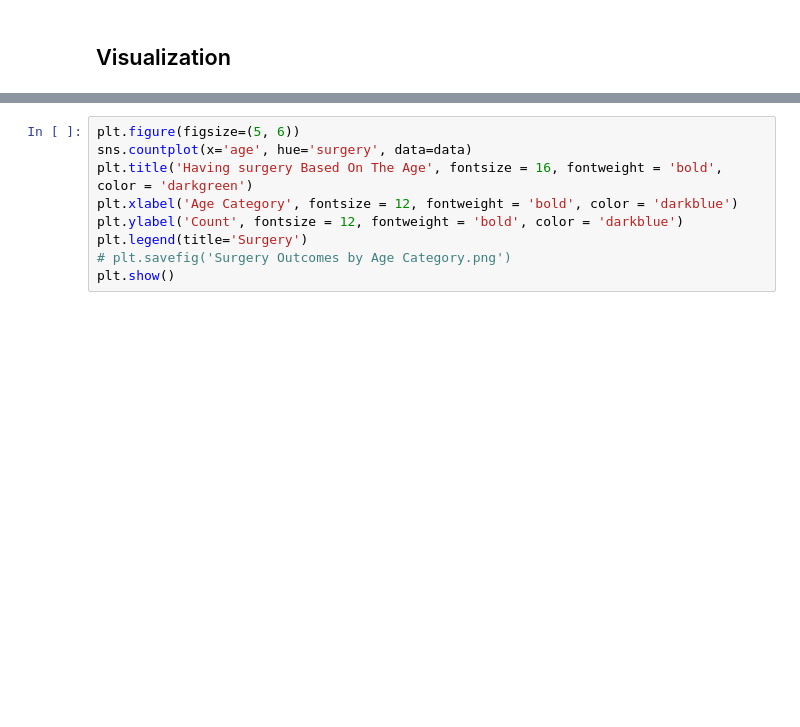
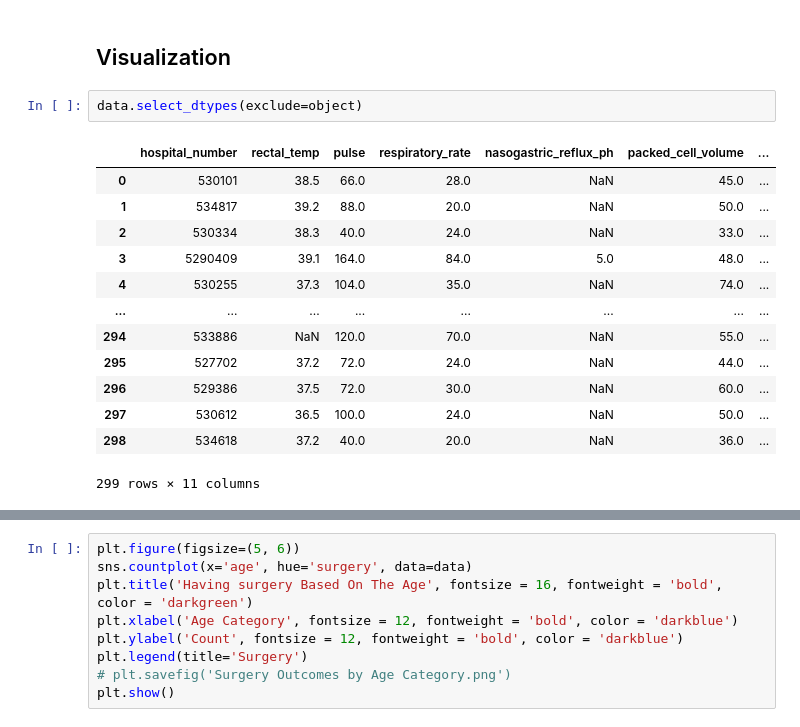
Before and after one commit to MehranZdi/horse_survival, a Jupyter notebook: horse_survival.ipynb, the cells around one changed output, grey strips where cells are left out. Drawn from its saved outputs; the diff is of its cells as text; blank space fills up the shorter version.

```diff
--- a/horse_survival.ipynb
+++ b/horse_survival.ipynb
@@ -128,3 +128,19 @@ lesion_3                  0.000000
 dtype: float64
 # %% [markdown]
 ## Visualization
+# %%
+data.select_dtypes(exclude=object)
+# %% [output]
+|  | hospital_number | rectal_temp | pulse | respiratory_rate | nasogastric_reflux_ph | packed_cell_volume | ... |
+| 0 | 530101 | 38.5 | 66.0 | 28.0 | NaN | 45.0 | ... |
+| 1 | 534817 | 39.2 | 88.0 | 20.0 | NaN | 50.0 | ... |
+| 2 | 530334 | 38.3 | 40.0 | 24.0 | NaN | 33.0 | ... |
+| 3 | 5290409 | 39.1 | 164.0 | 84.0 | 5.0 | 48.0 | ... |
+| 4 | 530255 | 37.3 | 104.0 | 35.0 | NaN | 74.0 | ... |
+| ... | ... | ... | ... | ... | ... | ... | ... |
+| 294 | 533886 | NaN | 120.0 | 70.0 | NaN | 55.0 | ... |
+| 295 | 527702 | 37.2 | 72.0 | 24.0 | NaN | 44.0 | ... |
+| 296 | 529386 | 37.5 | 72.0 | 30.0 | NaN | 60.0 | ... |
+| 297 | 530612 | 36.5 | 100.0 | 24.0 | NaN | 50.0 | ... |
+| 298 | 534618 | 37.2 | 40.0 | 20.0 | NaN | 36.0 | ... |
+299 rows × 11 columns
```
Also changed, not shown: parts of 6 cells of this notebook.
